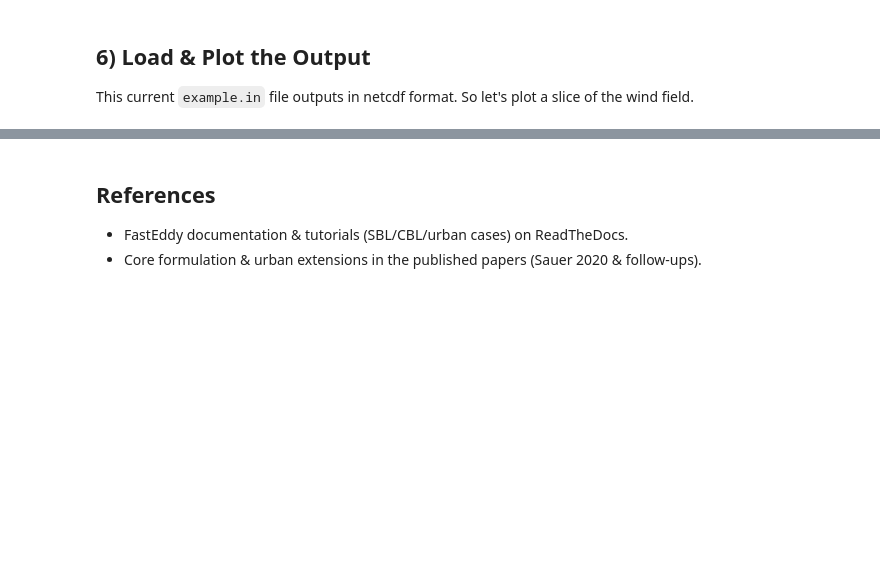
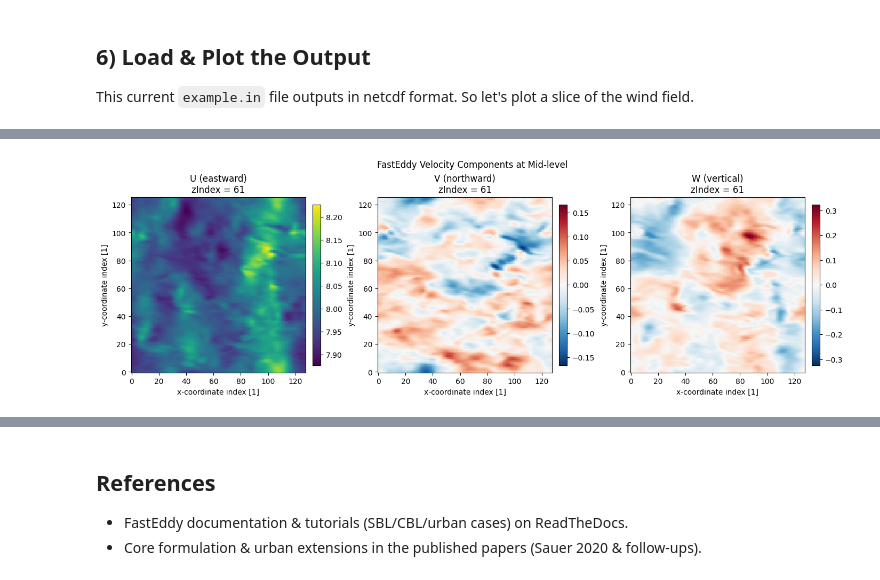
Before and after one commit to JacobDowns/CSCI-491-591, a Jupyter notebook: FastEddy_HPC_Overview.ipynb, the cells around one changed output, grey strips where cells are left out. Saved outputs shown, nothing was run; the diff lists cells and outputs as text; code cells hidden in the pictures; blank space fills up the shorter version.

```diff
--- a/FastEddy_HPC_Overview.ipynb
+++ b/FastEddy_HPC_Overview.ipynb
@@ -358,3 +349,29 @@ There are some really cool videos in the FastEddy user guide!
+# %%
+import xarray as xr
+import matplotlib.pyplot as plt
+
+# Adjust the file path if necessary
+ds = xr.open_dataset("/content/drive/MyDrive/fe_out/FE_SBL.864000", engine="netcdf4")
+
+# Get a mid-level index in the vertical dimension
+zdim = "zIndex" if "zIndex" in ds.dims else list(ds.dims.keys())[1]
+mid = ds.dims[zdim] // 2
+
+# Extract the 3 velocity components
+u = ds["u"].isel({zdim: mid, "time": 0})
+v = ds["v"].isel({zdim: mid, "time": 0})
+w = ds["w"].isel({zdim: mid, "time": 0})
+
+# Plot them
+fig, axes = plt.subplots(1, 3, figsize=(14, 4.5), constrained_layout=True)
+for ax, var, title in zip(axes, [u, v, w], ["U (eastward)", "V (northward)", "W (vertical)"]):
+    im = var.plot(ax=ax, add_colorbar=False)
+    ax.set_title(f"{title}\n{zdim} = {mid}")
+    plt.colorbar(im, ax=ax, orientation="vertical", fraction=0.046, pad=0.04)
+plt.suptitle("FastEddy Velocity Components at Mid-level")
+plt.show()
+# %% [output]
+[figure, added]
 # %%
 from IPython.display import HTML
 HTML("""
```
Also changed, not shown: parts of 4 cells of this notebook.
